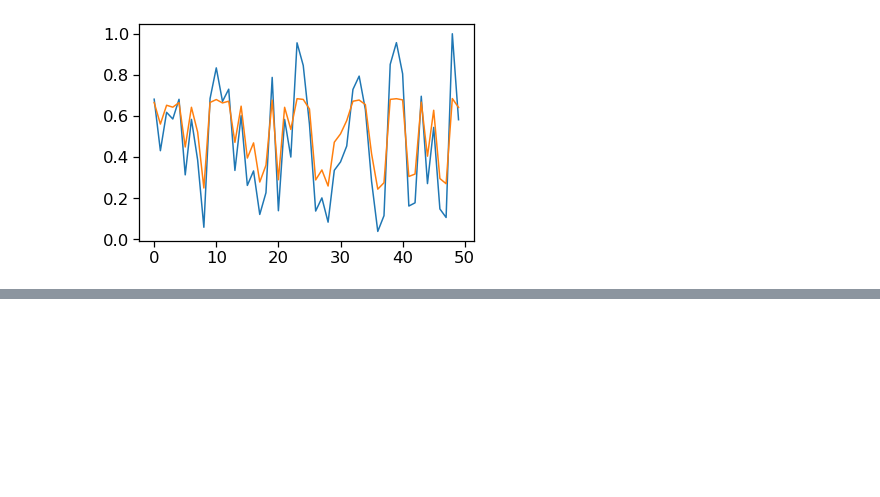
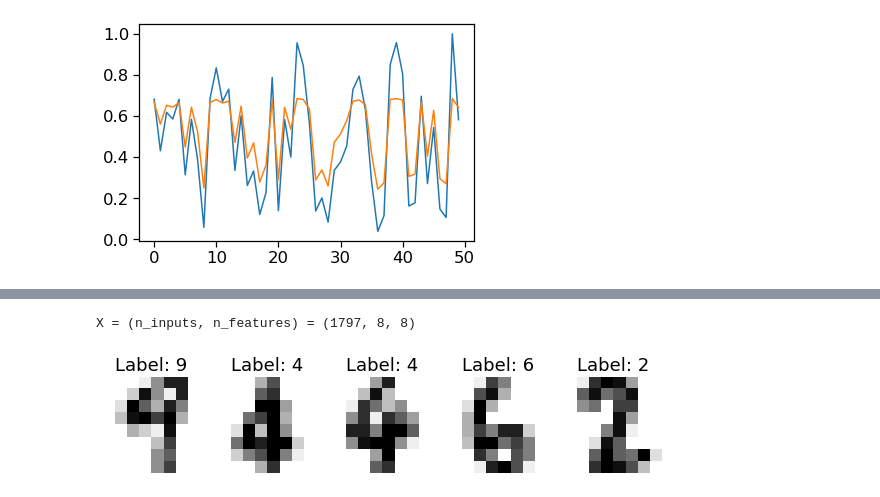
Before and after one commit to fonstelien/FYS-STK4155, a Jupyter notebook: project2/source/testruns.ipynb, the cells around one changed output, grey strips where cells are left out. Drawn from its saved outputs; the diff is of its cells as text; code cells hidden in the pictures; blank space fills up the shorter version.

```diff
--- a/project2/source/testruns.ipynb
+++ b/project2/source/testruns.ipynb
@@ -291,0 +294,22 @@ plt.plot(list(range(y_test.shape[0])), out)
+# %%
+digits = skl.datasets.load_digits()
+images = digits.images
+targets = digits.target
+
+n_images = len(images)
+print("X = (n_inputs, n_features) = " + str(images.shape))
+
+# choose some random images to display
+indices = np.arange(n_inputs)
+random_indices = np.random.choice(indices, size=5)
+
+plt.figure(figsize=(10,25))
+for i, image in enumerate(digits.images[random_indices]):
+    plt.subplot(1, 5, i+1)
+    plt.axis('off')
+    plt.imshow(image, cmap=plt.cm.gray_r, interpolation='nearest')
+    plt.title("Label: %d" % digits.target[random_indices[i]])
+plt.show()
+# %% [output]
+X = (n_inputs, n_features) = (1797, 8, 8)
+[figure, added]
```
Also changed, not shown: parts of 16 cells of this notebook, 1 other file.
